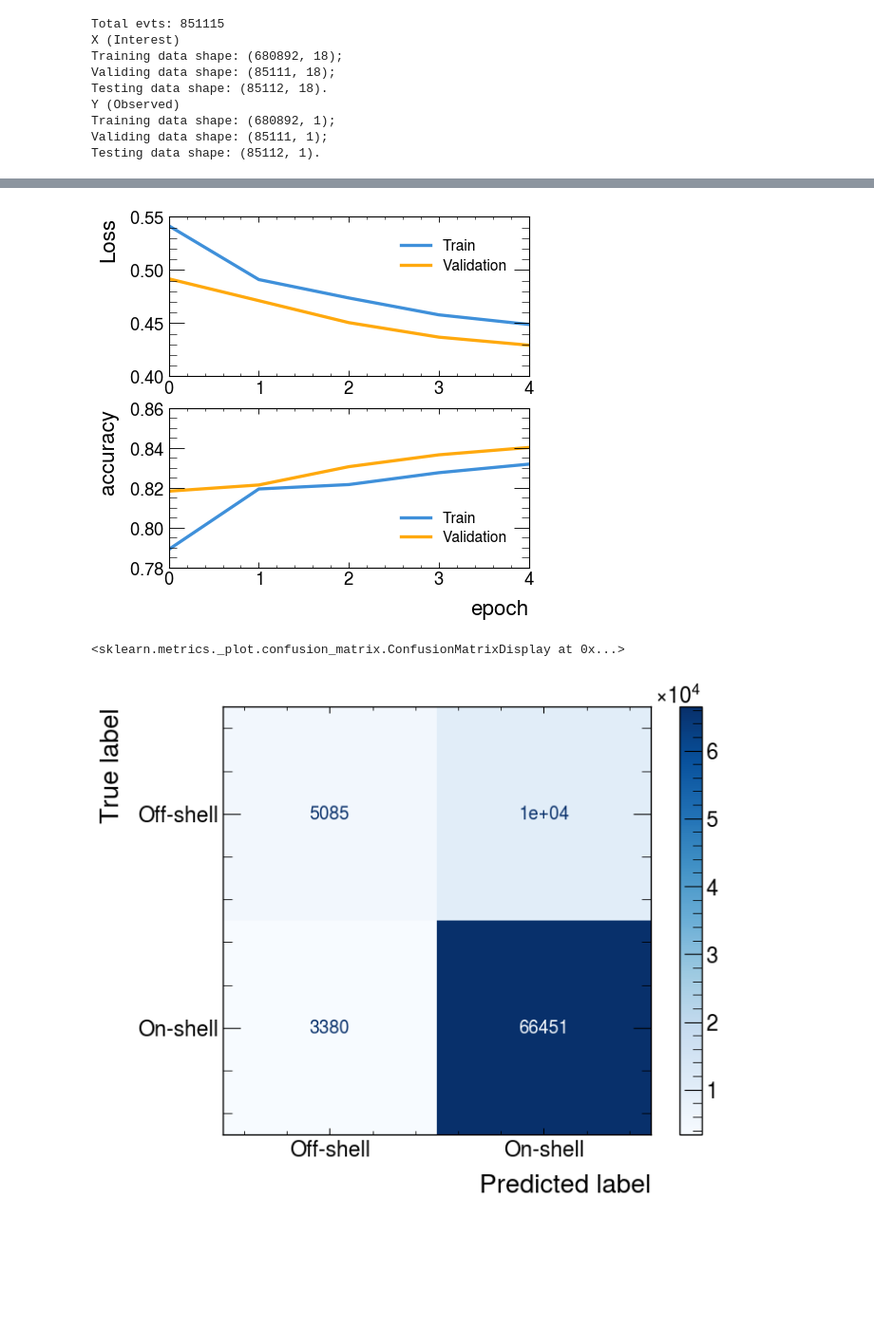
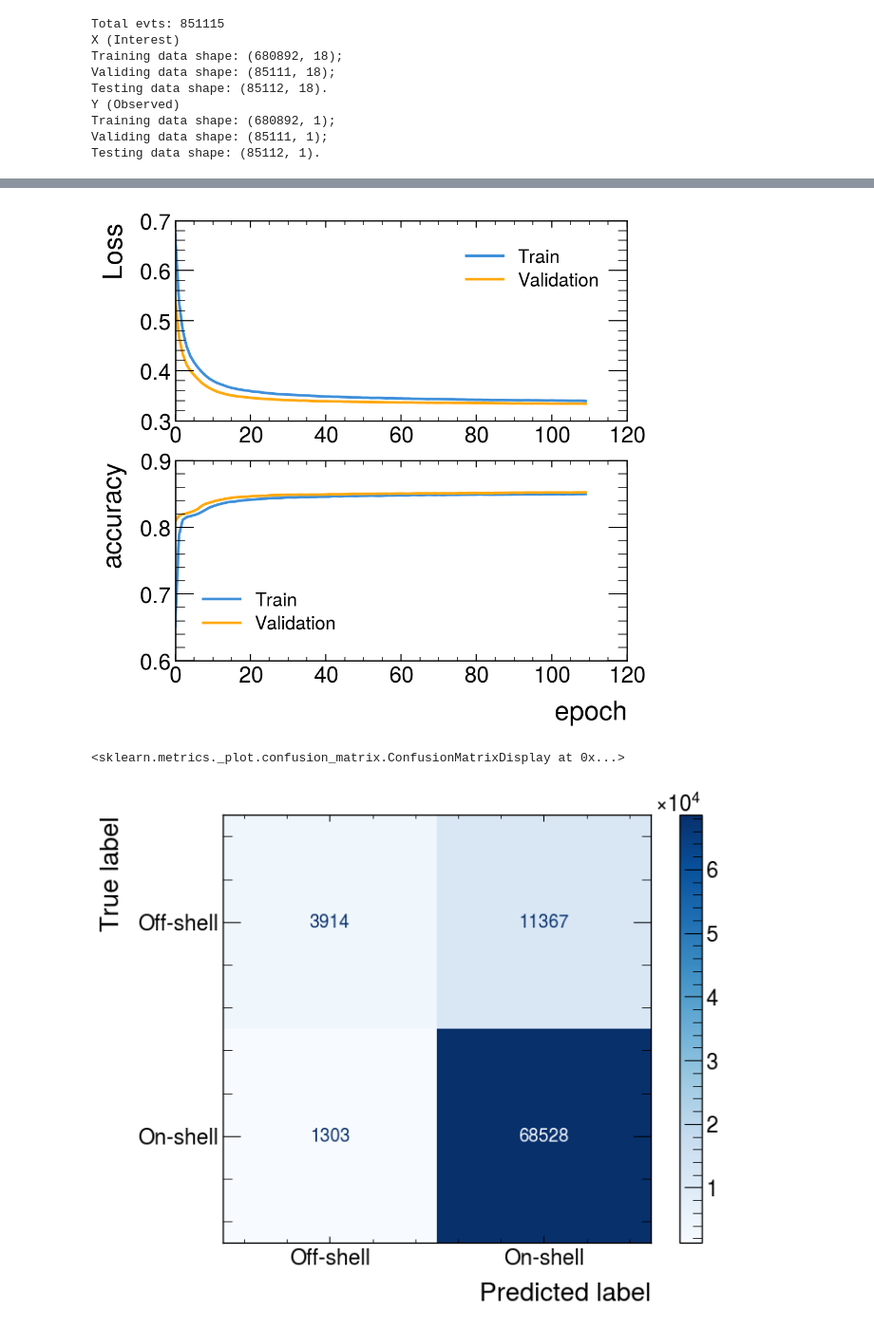
Before and after one commit to yygarypeng/QE-mls, a Jupyter notebook: 11th_trial/ww_regressor_sep.ipynb, the cells around one changed output, grey strips where cells are left out. Shown at 95% size. Drawn from its saved outputs; the diff is of its cells as text; code cells hidden in the pictures; blank space fills up the shorter version.

```diff
--- a/11th_trial/ww_regressor_sep.ipynb
+++ b/11th_trial/ww_regressor_sep.ipynb
@@ -416,7 +416,7 @@ Testing data shape: (85112, 1).
 # %%
 # training variables
 BATCH_SIZE = 256
-EPOCHS = 5
+EPOCHS = 1024
 LEARNING_RATE = 1e-5
 
 # create datasets
@@ -432,5 +443,5 @@ valid_dataset = tf.data.Dataset.from_tensor_slices((
 # %%
-def dense_dropout_block(x, units, activation="selu", dropout_rate=0.0, l2=1e-6):
+def dense_dropout_block(x, units, activation="relu", dropout_rate=0.0, l2=1e-6):
     x = tf.keras.layers.Dense(
         units=units,
         use_bias=False,
@@ -442,7 +453,7 @@ def dense_dropout_block(x, units, activation="selu", dropout_rate=0.0, l2=1e-6):
         x = tf.keras.layers.Dropout(rate=dropout_rate)(x)
     return x
 
-def residual_block(x, units, activation="selu", dropout_rate=0.0, l2=0.0):
+def residual_block(x, units, activation="relu", dropout_rate=0.0, l2=0.0):
     y = dense_dropout_block(x, units, activation=activation, dropout_rate=dropout_rate, l2=l2)
     y = dense_dropout_block(y, units, activation=activation, dropout_rate=dropout_rate, l2=l2)
     if x.shape[-1] != units:
@@ -457,16 +468,12 @@ def build_model(input_shape):
     x = inputs
 
     # Stack residual blocks
+    for _ in range(1):
+        x = residual_block(x, 256, dropout_rate=0.1, l2=0.0)
+        x = residual_block(x, 64, dropout_rate=0.1, l2=0.0)
     for _ in range(2):
-        x = residual_block(x, 1024, dropout_rate=0.5)
-        x = residual_block(x, 128, dropout_rate=0.0, l2=1e-4)
-    for _ in range(2):
-        x = residual_block(x, 512, dropout_rate=0.05)
-        x = residual_block(x, 64, dropout_rate=0.0)
-
-    # Bottleneck
-    x = tf.keras.layers.BatchNormalization()(x)
-    x = tf.keras.layers.Dense(8, activation="selu")(x)
+        x = residual_block(x, 128, dropout_rate=0.1, l2=0.0)
+        x = residual_block(x, 32, dropout_rate=0.1, l2=0.0)
 
     outputs = tf.keras.layers.Dense(units=1, activation="sigmoid")(x)
     return tf.keras.Model(inputs=inputs, outputs=outputs)
@@ -579,33 +614,34 @@ I0000 00:00:1740655060.051951   14246 asm_compiler.cc:369] ptxas warning : Regis
 # %%
 from sklearn.metrics import ConfusionMatrixDisplay, confusion_matrix
 
-fig = plt.figure(figsize=(6,6), dpi=80)
+fig = plt.figure(figsize=(6,6), dpi=180)
 plt.subplot(2,1,1)
-plt.plot(history.history['loss'], lw=3, label='Train')
-plt.plot(history.history['val_loss'], lw=3, label='Validation')
+plt.plot(history.history['loss'], lw=2, label='Train')
+plt.plot(history.history['val_loss'], lw=2, label='Validation')
 plt.xlabel('epoch')
 plt.ylabel('Loss')
 plt.legend()
 plt.subplot(2,1,2)
-plt.plot(history.history['accuracy'], lw=3, label='Train')
-plt.plot(history.history['val_accuracy'], lw=3, label='Validation')
+plt.plot(history.history['accuracy'], lw=2, label='Train')
+plt.plot(history.history['val_accuracy'], lw=2, label='Validation')
 plt.xlabel('epoch')
 plt.ylabel('accuracy')
 plt.legend()
 plt.show()
 
 predicted = tf.squeeze(sig_pred) # ensure the dimension is correct (dim-1)
 predicted = np.where(predicted >= 0.5, 1, 0)
 labeled = np.where(sig_truth >= 0.5, 1, 0)
 actual = np.array(sig_truth)
 
+
 conf_mat = confusion_matrix(actual, predicted)
 displ = ConfusionMatrixDisplay(confusion_matrix=conf_mat, display_labels=["Off-shell", "On-shell"])
 displ.plot(cmap='Blues')
 # %% [output]
-[figure, old version]
+[figure, new version]
 <sklearn.metrics._plot.confusion_matrix.ConfusionMatrixDisplay at 0x...>
-[figure, old version]
+[figure, new version]
 # %%
 import shap
 import matplotlib as mpl
```
Also changed, not shown: parts of 5 cells of this notebook, 8 other files.
